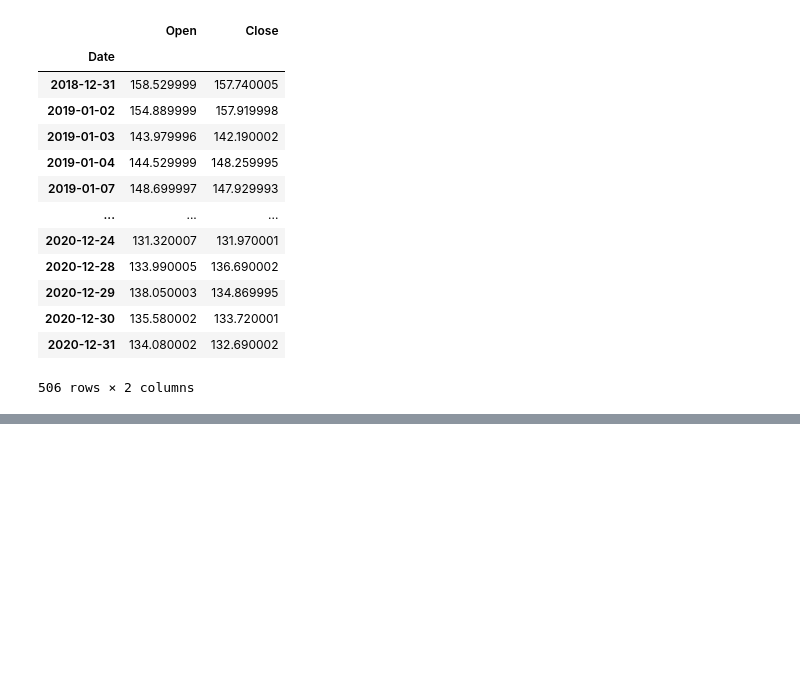
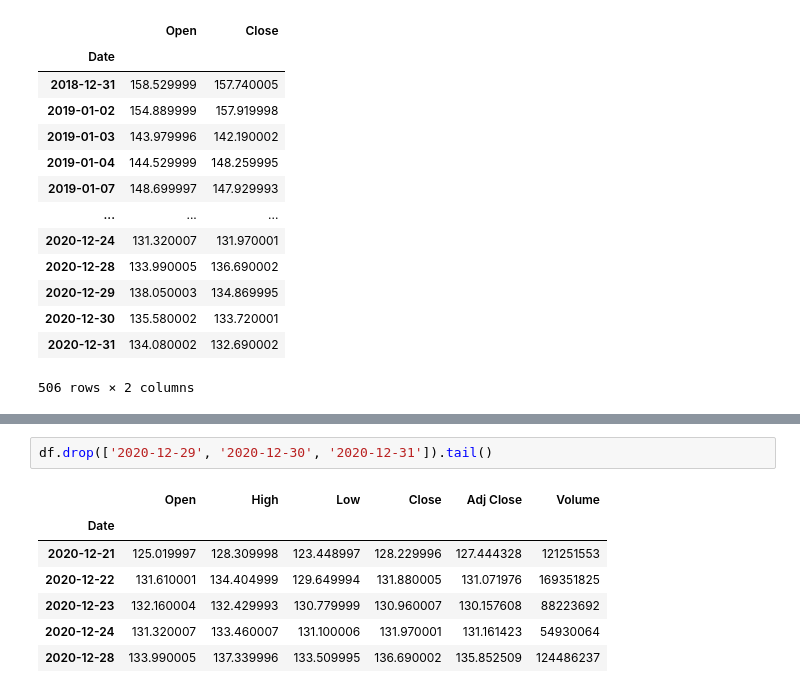
Before and after one commit to yongghongg/stock-screener, a Jupyter notebook: 07_pandas_df_tutorial_medium.ipynb, the cells around one changed output, grey strips where cells are left out. Drawn from its saved outputs; the diff is of its cells as text; blank space fills up the shorter version.

```diff
--- a/07_pandas_df_tutorial_medium.ipynb
+++ b/07_pandas_df_tutorial_medium.ipynb
@@ -169,0 +207,10 @@ df[['Open', 'Close']]
+# %%
+df.drop(['2020-12-29', '2020-12-30', '2020-12-31']).tail()
+# %% [output]
+|  | Open | High | Low | Close | Adj Close | Volume |
+| Date |  |  |  |  |  |  |
+| 2020-12-21 | 125.019997 | 128.309998 | 123.448997 | 128.229996 | 127.444328 | 121251553 |
+| 2020-12-22 | 131.610001 | 134.404999 | 129.649994 | 131.880005 | 131.071976 | 169351825 |
+| 2020-12-23 | 132.160004 | 132.429993 | 130.779999 | 130.960007 | 130.157608 | 88223692 |
+| 2020-12-24 | 131.320007 | 133.460007 | 131.100006 | 131.970001 | 131.161423 | 54930064 |
+| 2020-12-28 | 133.990005 | 137.339996 | 133.509995 | 136.690002 | 135.852509 | 124486237 |
```
Also changed, not shown: parts of 6 cells of this notebook.
